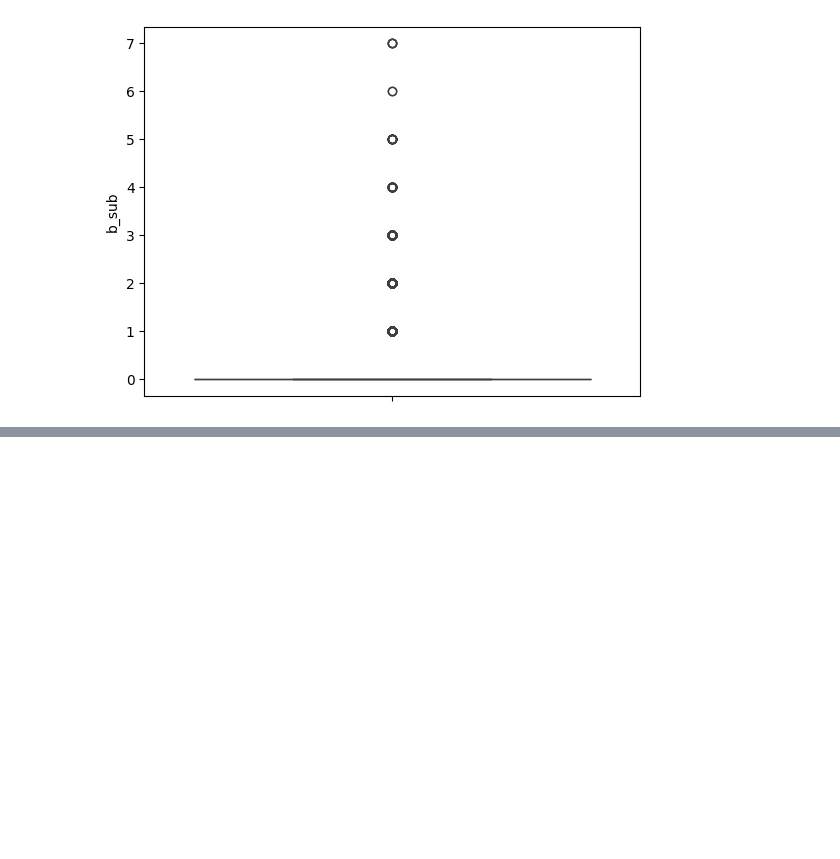
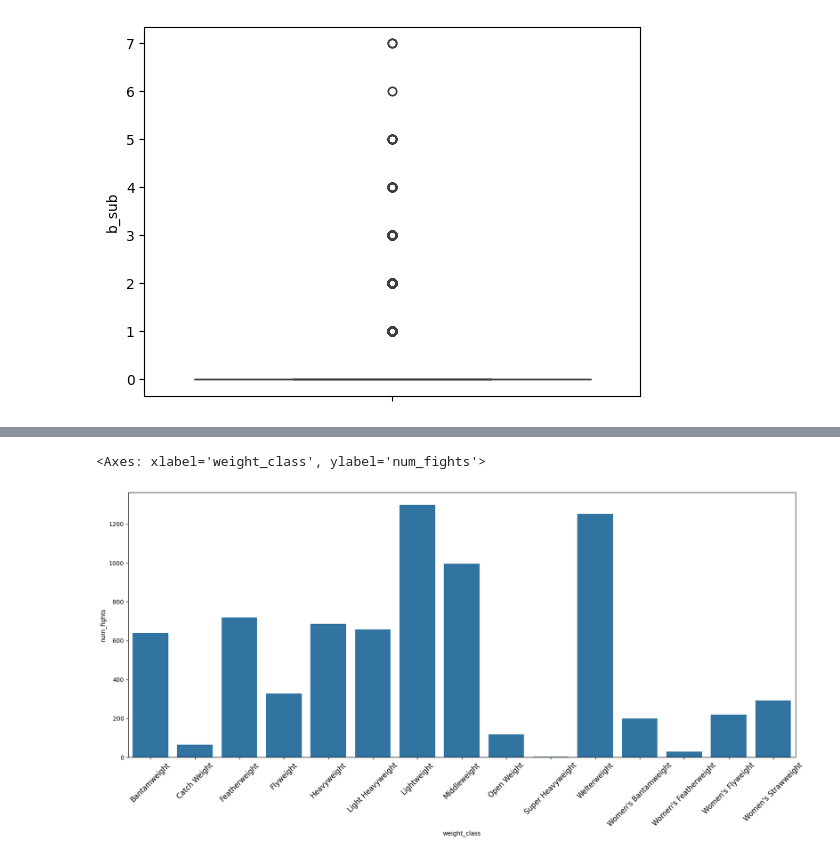
Before and after one commit to kaushalsingh01/UFC-Performance-Metrics-Analysis, a Jupyter notebook: Notebooks/ufc_eda.ipynb, the cells around one changed output, grey strips where cells are left out. Cells and saved outputs as stored; diff of their text form; code cells hidden in the pictures; blank space fills up the shorter version.

Commit message:
Visualised data

```diff
--- a/Notebooks/ufc_eda.ipynb
+++ b/Notebooks/ufc_eda.ipynb
@@ -545,6 +546,9 @@ event_detail_data["b_sub_per_round"] = event_detail_data["b_sub"] / event_detail
 # %%
 # Droping columns as they are already normalized or have been derived r_kd, b_kd, r_str, b_str, r_td, b_td, r_sub, b_sub, status, minuter, seconds, time_in_seconds
 event_detail_data = event_detail_data.drop(columns=['status','r_kd', 'b_kd', 'r_str', 'b_str', 'r_td', 'b_td', 'r_sub', 'b_sub','minutes','seconds','time_in_seconds'])
+# %%
+# Apply the split operation to event to shorten it.
+event_detail_data['event']= event_detail_data['event'].apply(lambda x: x.split(':')[0])
 # %%
 #saved cleaned data to new csv
 event_detail_data.to_csv('../Datasets/cleaned_event_data.csv')
@@ -550,0 +573,4 @@ event_detail_data.to_csv('../Datasets/cleaned_event_data.csv')
+# %%
+#Finding out fights per weight class
+fight_counts = event_detail_data.groupby('weight_class').size().reset_index(name='num_fights')
+fight_counts
@@ -550,0 +594,9 @@ event_detail_data.to_csv('../Datasets/cleaned_event_data.csv')
+# %%
+#Bar graph for fight per weight divisions
+plt.figure(figsize=(20,8))
+plt.xlabel(None)
+plt.xticks(rotation=45, fontsize=12)
+sns.barplot(x=fight_counts['weight_class'],y=fight_counts['num_fights'])
+# %% [output]
+<Axes: xlabel='weight_class', ylabel='num_fights'>
+[figure, added]
```
Also changed, not shown: parts of 14 cells of this notebook.
